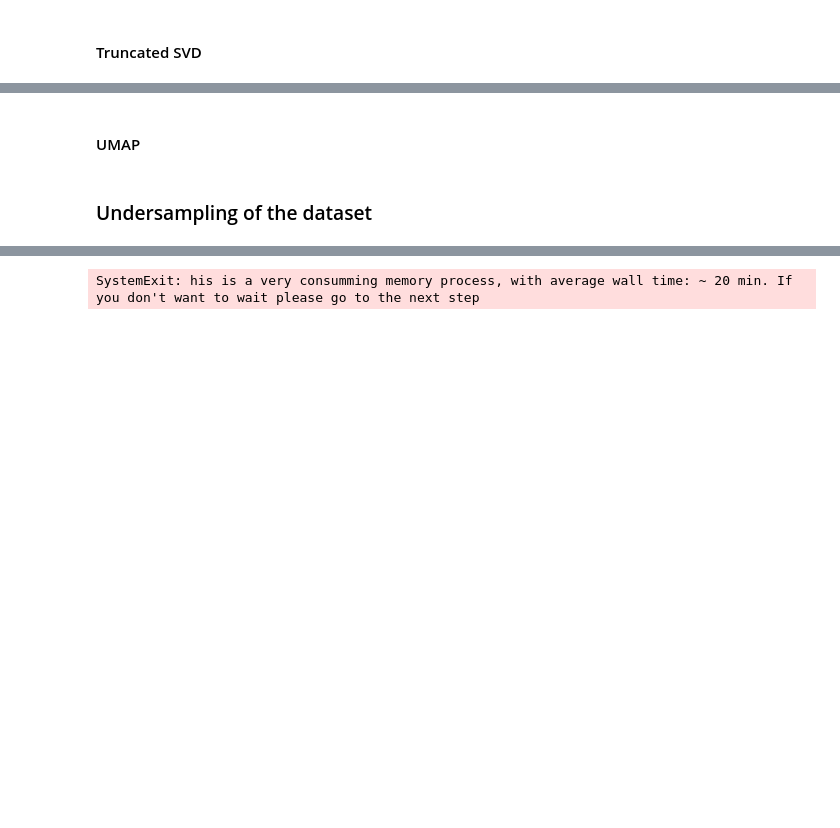
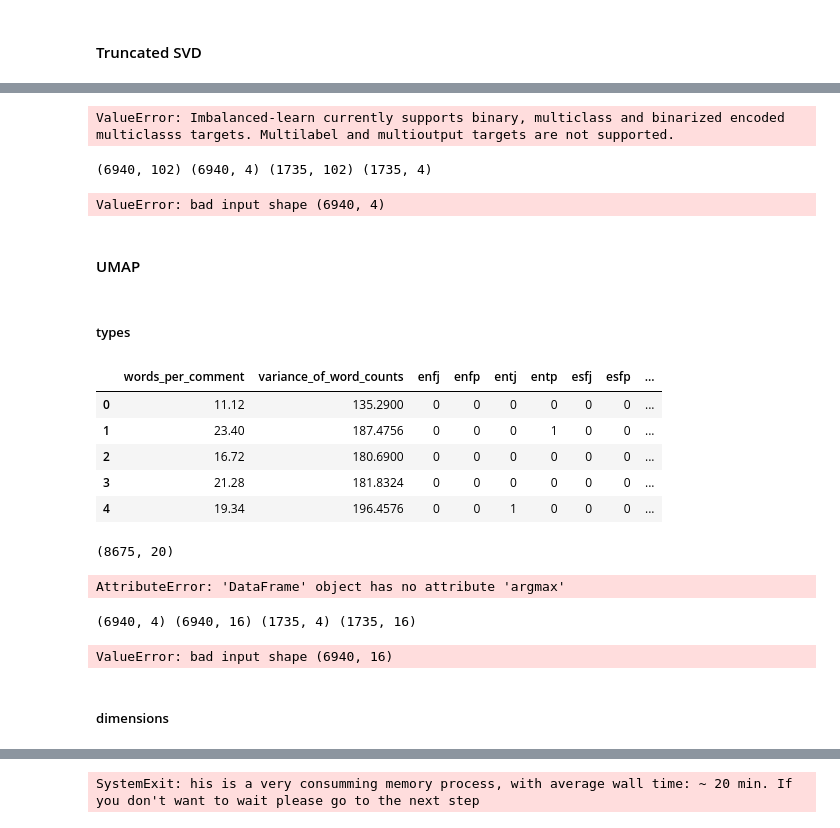
Before and after one commit to mikongame/project-final, a Jupyter notebook: your-project/3_MBTI Model building and evaluation.ipynb, the cells around one changed output, grey strips where cells are left out. Drawn from its saved outputs; the diff is of its cells as text; code cells hidden in the pictures; blank space fills up the shorter version.

```diff
--- a/your-project/3_MBTI Model building and evaluation.ipynb
+++ b/your-project/3_MBTI Model building and evaluation.ipynb
@@ -147,0 +432,14 @@ train_array_dimensions = sparse.load_npz("data/output_sparse/train_array_dimensi
+# %%
+Ramdom_sample = InstanceHardnessThreshold(random_state =42)
+
+X = result_svd_vec_dimensions.drop(["i-e", "n-s", "t-f", "j-p"], axis=1)
+y = result_svd_vec_dimensions[["i-e", "n-s", "t-f", "j-p"]]
+
+X_undersample, y_undersample = Ramdom_sample.fit_resample(X, y)
+# %% [output]
+ValueError: Imbalanced-learn currently supports binary, multiclass and binarized encoded multiclasss targets. Multilabel and multioutput targets are not supported.
+# %%
+X_train, X_test, y_train, y_test = train_test_split(X, y, random_state=42, test_size=0.2)
+print ((X_train.shape),(y_train.shape),(X_test.shape),(y_test.shape))
+# %% [output]
+(6940, 102) (6940, 4) (1735, 102) (1735, 4)
@@ -148,4 +481,42 @@ train_array_dimensions = sparse.load_npz("data/output_sparse/train_array_dimensi
+# %%
+# Evaluation of models
+models_df = pd.concat([baseline_report(model, X_train, X_test, y_train, y_test, name) for (name, model) in models.items()])
+models_df
+# %% [output]
+ValueError: bad input shape (6940, 4)
 # %% [markdown]
 #### UMAP
-# %% [markdown]
-### Undersampling of the dataset
+# %% [markdown]
+##### types
+# %%
+result_umap_types  = pd.read_csv("data/output_csv/result_umap_types.csv")
+result_umap_types.drop(["Unnamed: 0"], axis=1, inplace=True)
+# %%
+result_umap_types.head()
+# %% [output]
+|  | words_per_comment | variance_of_word_counts | enfj | enfp | entj | entp | esfj | esfp | ... |
+| 0 | 11.12 | 135.2900 | 0 | 0 | 0 | 0 | 0 | 0 | ... |
+| 1 | 23.40 | 187.4756 | 0 | 0 | 0 | 1 | 0 | 0 | ... |
+| 2 | 16.72 | 180.6900 | 0 | 0 | 0 | 0 | 0 | 0 | ... |
+| 3 | 21.28 | 181.8324 | 0 | 0 | 0 | 0 | 0 | 0 | ... |
+| 4 | 19.34 | 196.4576 | 0 | 0 | 1 | 0 | 0 | 0 | ... |
+# %%
+result_umap_types.shape
+# %% [output]
+(8675, 20)
+# %%
+Ramdom_sample = InstanceHardnessThreshold(random_state =42)
+
+X = result_umap_types.drop(["enfj", "enfp", "entj", "entp", "esfj", "esfp", "estj", "estp","infj", "infp", "intj",
+                               "intp", "isfj", "isfp", "istj", "istp"], axis=1)
+y = result_umap_types[["enfj", "enfp", "entj", "entp", "esfj", "esfp", "estj", "estp","infj", "infp", "intj",
+                          "intp", "isfj", "isfp", "istj", "istp"]]
+
+X_undersample, y_undersample = Ramdom_sample.fit_resample(X, y)
+# %% [output]
+AttributeError: 'DataFrame' object has no attribute 'argmax'
+# %%
+X_train, X_test, y_train, y_test = train_test_split(X, y, random_state=42, test_size=0.2)
+print ((X_train.shape),(y_train.shape),(X_test.shape),(y_test.shape))
+# %% [output]
+(6940, 4) (6940, 16) (1735, 4) (1735, 16)
@@ -151,0 +558,8 @@ train_array_dimensions = sparse.load_npz("data/output_sparse/train_array_dimensi
+# %%
+# Evaluation of models
+models_df = pd.concat([baseline_report(model, X_train, X_test, y_train, y_test, name) for (name, model) in models.items()])
+models_df
+# %% [output]
+ValueError: bad input shape (6940, 16)
+# %% [markdown]
+##### dimensions
```
Also changed, not shown: parts of 78 cells of this notebook.
